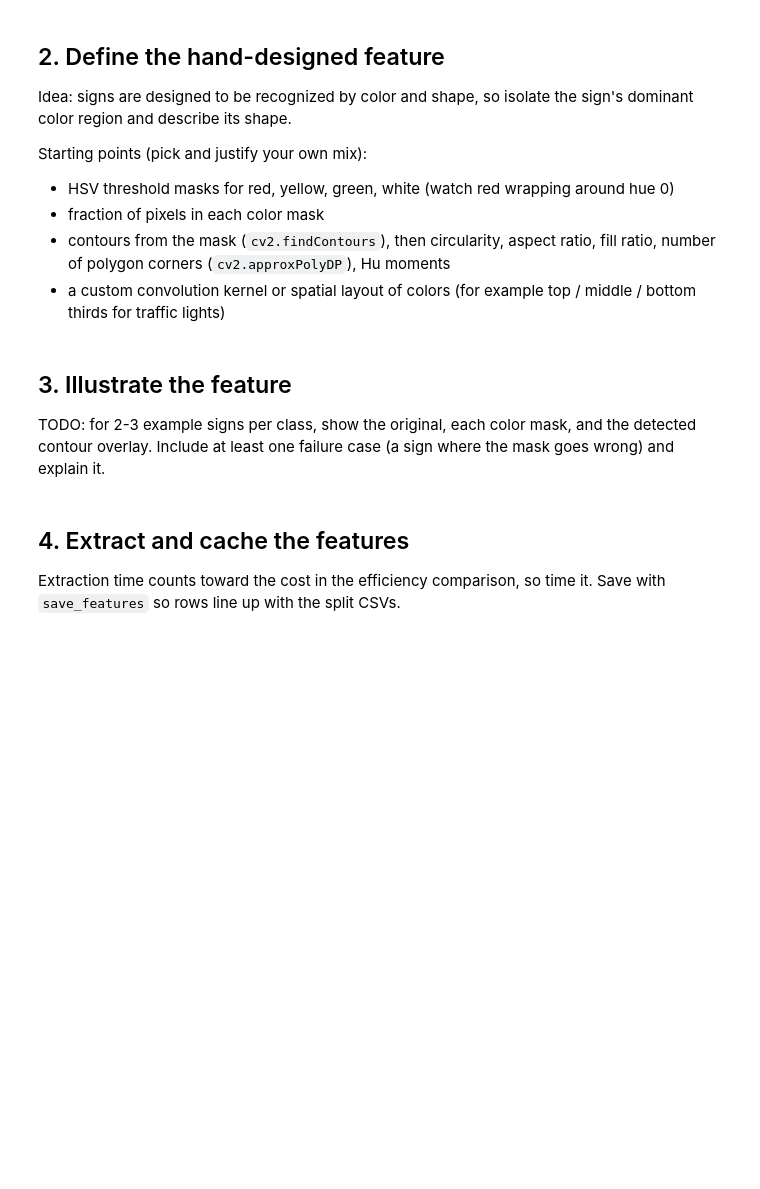
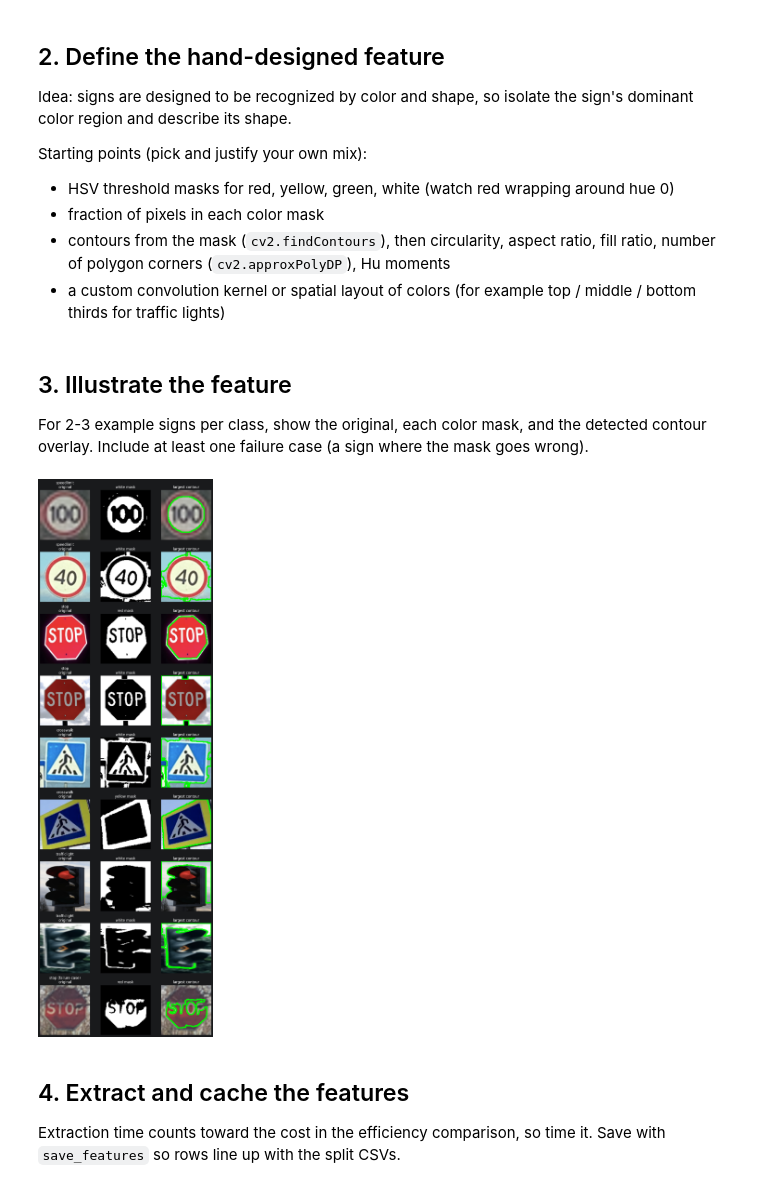
Before and after one commit to theyogurt/DATASCI281_ComputerVision---FINAL_PROJECT_ROAD_SIGN_CLASSIFIER, a Jupyter notebook: notebooks/03_handdesigned_features_classifiers.ipynb, the cells around one changed output. Drawn from its saved outputs; the diff is of its cells as text; code cells hidden in the pictures; blank space fills up the shorter version.

```diff
--- a/notebooks/03_handdesigned_features_classifiers.ipynb
+++ b/notebooks/03_handdesigned_features_classifiers.ipynb
@@ -63,4 +107,4 @@ def extract_handdesigned(img):
 # %% [markdown]
 ## 3. Illustrate the feature
 
-TODO: for 2-3 example signs per class, show the original, each color mask, and the detected contour overlay. Include at least one failure case (a sign where the mask goes wrong) and explain it.
+For 2-3 example signs per class, show the original, each color mask, and the detected contour overlay. Include at least one failure case (a sign where the mask goes wrong).
@@ -69,3 +111,48 @@ TODO: for 2-3 example signs per class, show the original, each color mask, and t
+# %%
+import matplotlib.pyplot as plt
+
+def illustrate_one(img_rbg, ax_row, title):
+    """ Show original -> dominant color mask -> largest contour overlay."""
+    masks = color_masks(img_rbg)
+    n = img_rbg.shape[0] * img_rbg.shape[1]
+    fracs = {name: masks[name].sum() / n for name in MASK_NAMES}
+    dominant = max(fracs, key=fracs.get)
+    mask = masks[dominant]
+
+    m = mask.astype(np.uint8) * 255
+    contours, _ = cv2.findContours(m, cv2.RETR_EXTERNAL, cv2.CHAIN_APPROX_SIMPLE)
+    overlay = img_rbg.copy()
+    if contours:
+        c = max(contours, key=cv2.contourArea)
+        cv2.drawContours(overlay, [c], -1, (0, 255, 0), 2)
+
+    ax_row[0].imshow(img_rbg)
+    ax_row[0].set_title(f"{title}\noriginal")
+    ax_row[0].axis("off")
+    ax_row[1].imshow(mask, cmap="gray")
+    ax_row[1].set_title(f"{dominant} mask")
+    ax_row[1].axis("off")
+    ax_row[2].imshow(overlay)
+    ax_row[2].set_title("largest contour")
+    ax_row[2].axis("off")
+
+rng = np.random.default_rng(SEED)
+examples = [(label, int(i)) for label in CLASSES
+            for i in rng.choice(np.where(y_train == label)[0], 2, replace=False)]
+
+# known failure case: weathered stop sign, circularity drops to 0.132
+fail_idx = train_df.index[train_df["path"].str.contains("road272_0.png")]
+if len(fail_idx):
+    examples.append(("stop (failure case)", int(fail_idx[0])))
+
+fig, axes = plt.subplots(len(examples), 3, figsize=(9, 3 * len(examples)))
+for row, (label, i) in enumerate(examples):
+    illustrate_one(X_train_img[i], axes[row], label)
+
+plt.tight_layout()
+plt.show()
+# %% [output]
+[figure, added]
 # %% [markdown]
 ## 4. Extract and cache the features
 
```
Also changed, not shown: parts of 15 cells of this notebook, 3 other files.
